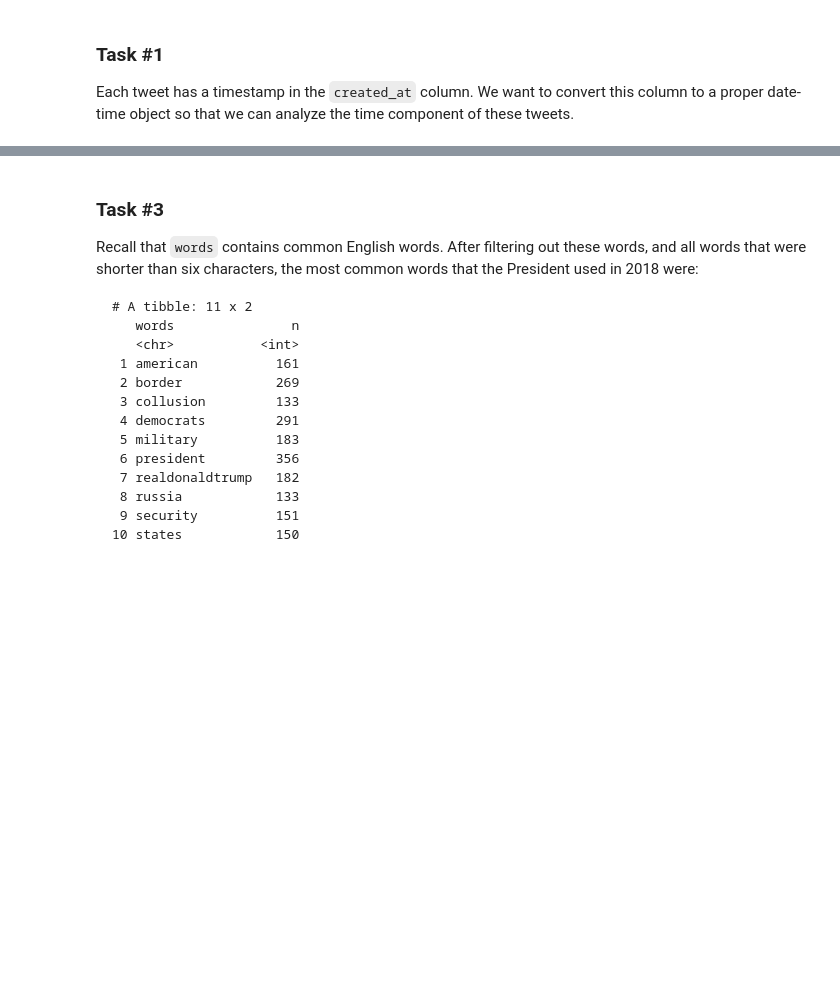
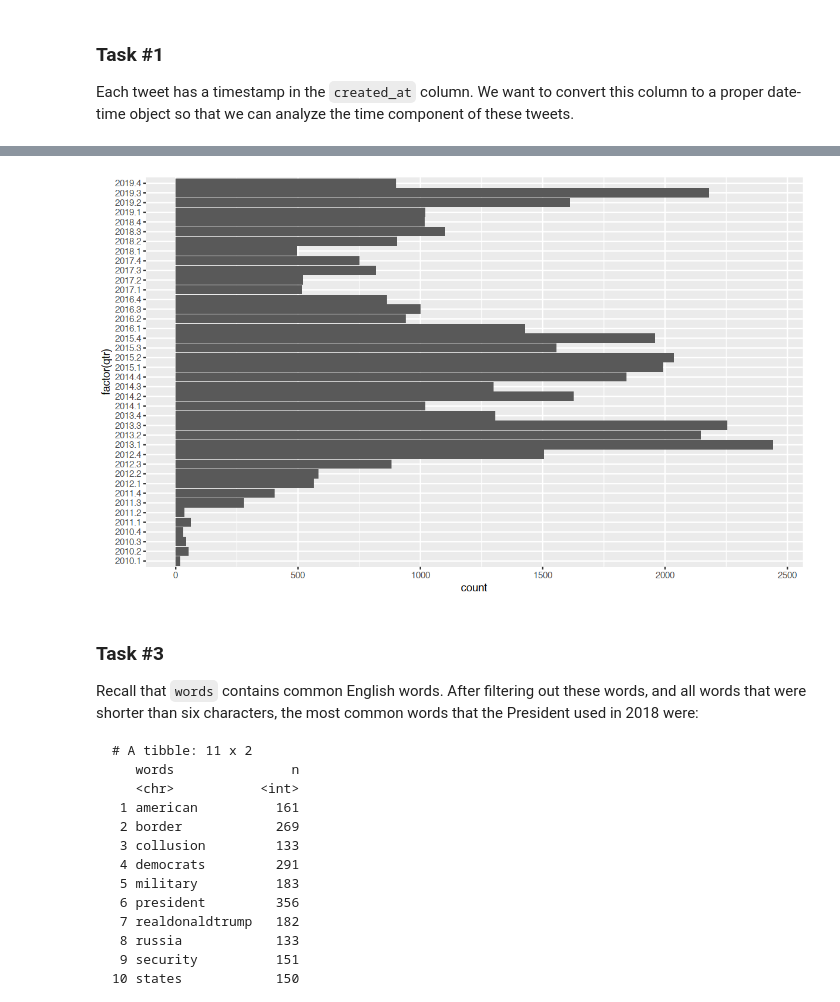
Before and after one commit to terhorst/stats306, a Jupyter notebook: lectures/lecture15/Lecture15.ipynb, the cells around one changed output, grey strips where cells are left out. Drawn from its saved outputs; the diff is of its cells as text; code cells hidden in the pictures; blank space fills up the shorter version.

```diff
--- a/lectures/lecture15/Lecture15.ipynb
+++ b/lectures/lecture15/Lecture15.ipynb
@@ -99,3 +96,9 @@ Plot the number of Tweets that Donald Trump has made for each quarter of the yea
+# %%
+trump_tweets2 %>% mutate(year = year(dt),
+                         qtr = quarter(dt, with_year = T)) %>%
+    ggplot + geom_bar(aes(x=factor(qtr))) + coord_flip()
+# %% [output]
+[figure, added]
 # %% [markdown]
 ### Task #3
 Recall that `words` contains common English words. After filtering out these words, and all words that were shorter than six characters, the most common words that the President used in 2018 were:
```
Also changed, not shown: parts of 14 cells of this notebook, 2 other files.
